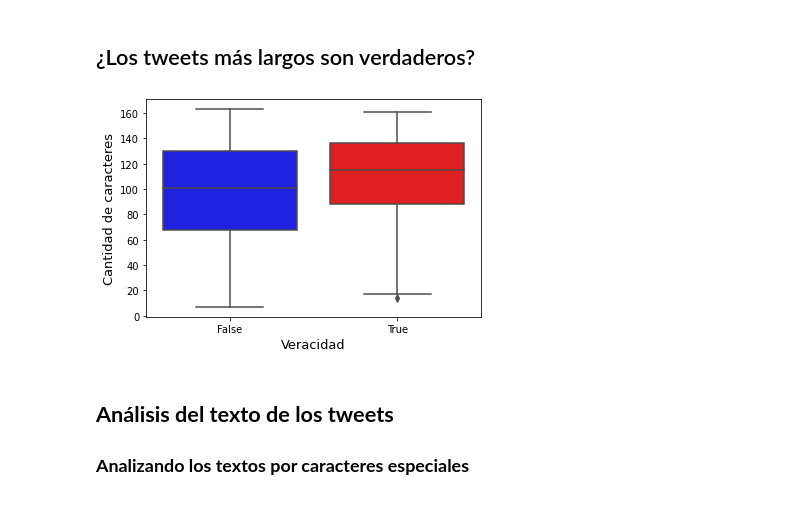
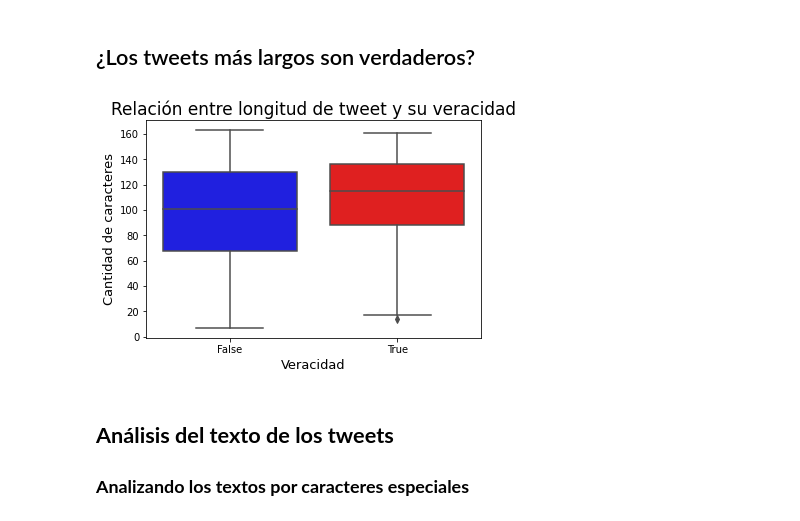
Before and after one commit to grettynazario/TP1-orgaDatos, a Jupyter notebook: TP1.ipynb, the cells around one changed output. Cells and saved outputs as stored; diff of their text form; code cells hidden in the pictures.

```diff
--- a/TP1.ipynb
+++ b/TP1.ipynb
@@ -154,17 +168,18 @@ Se puede observar en la visualización del top 7  que USA posee la mayor cantida
 # %%
 #Agrego columnas que tengan los valores del largo de los tweets y para cada uno, si es verdadero o no:
 
 tweets['tweet_length'] = tweets['text'].str.len()
 tweets['veracity'] = (tweets.target == 1)
 
 sns.set_palette("Set2")
 bplot = sns.boxplot(x='veracity', y='tweet_length', data=tweets, palette=['blue','red'])
 
 bplot.set_xlabel("Veracidad", fontsize=13)
 bplot.set_ylabel("Cantidad de caracteres", fontsize=13)
+plt.title('Relación entre longitud de tweet y su veracidad', fontsize=17)
 bplot.tick_params(labelsize=10)
 # %% [output]
-[figure, old version]
+[figure, new version]
 # %% [markdown]
  ## **Análisis del texto de los tweets**
 
```
Also changed, not shown: parts of 15 cells of this notebook.
